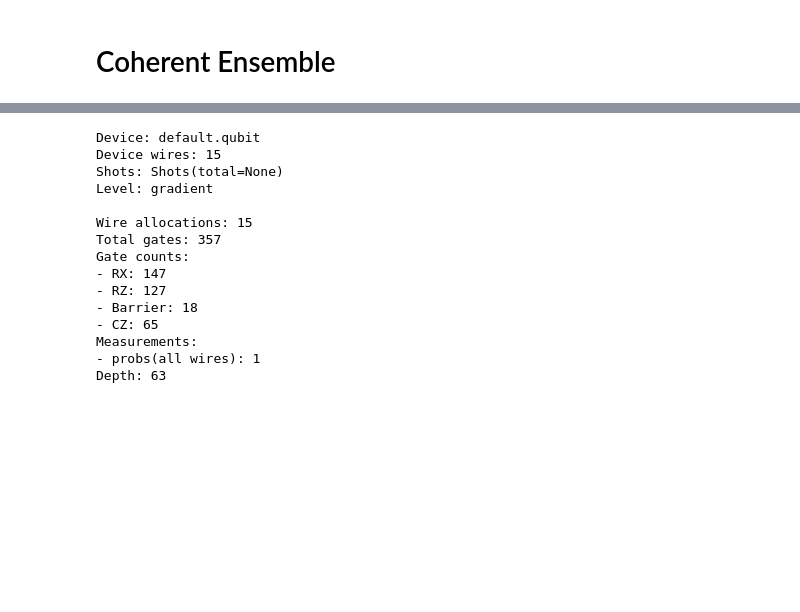
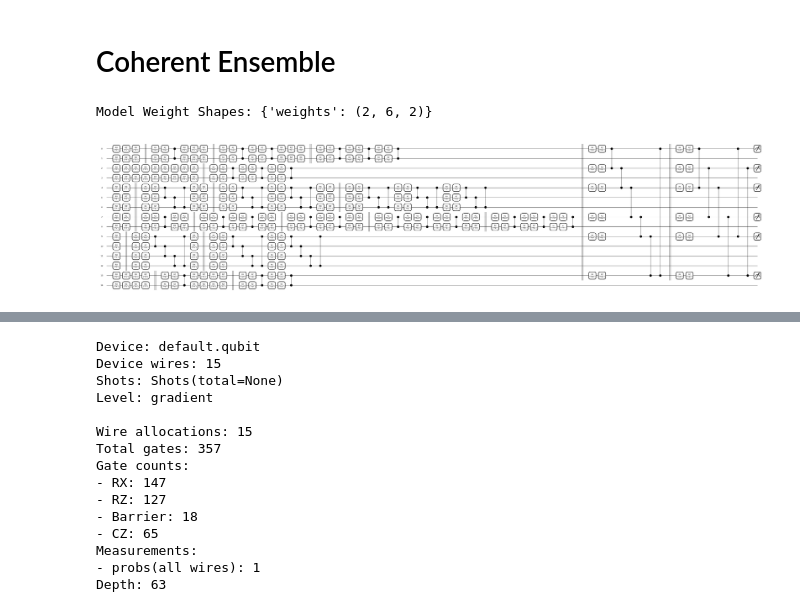
Before and after one commit to EdwardM222/QML-RP, a Jupyter notebook: thesis.ipynb, the cells around one changed output, grey strips where cells are left out. Cells and saved outputs as stored; diff of their text form; code cells hidden in the pictures; blank space fills up the shorter version.

```diff
--- a/thesis.ipynb
+++ b/thesis.ipynb
@@ -679,4 +682,17 @@ y = X['target']
 X = X.drop('target', axis=1)
 
 X_train, X_test, y_train, y_test = train_test_split(X, y, test_size=0.2, random_state=2, stratify=y)
+# %%
+model = CoherentECOC(meta_layers=[1,2],  templates=[1,2,3,'deep', 'wide', 'dense'], meta_design="main").to(DEVICE)
+model.initialise_ensemble(X_train, y_train, False)
+model.build_coherent_circuit()
+
+# for clf in model.classifiers:
+#     qml.draw_mpl(clf.circuit)(np.zeros(clf.n_features), np.zeros(clf.weight_shapes["weights"]))
+
+qml.draw_mpl(model.coherent_vqc.circuit)(np.zeros(model.coherent_vqc.n_features), np.zeros(model.coherent_vqc.weight_shapes["weights"]))
+print(f"Model Weight Shapes: {model.coherent_vqc.weight_shapes}")
+# %% [output]
+Model Weight Shapes: {'weights': (2, 6, 2)}
+[figure, new version]
 # %%
```
Also changed, not shown: parts of 4 cells of this notebook, 2 other files.
